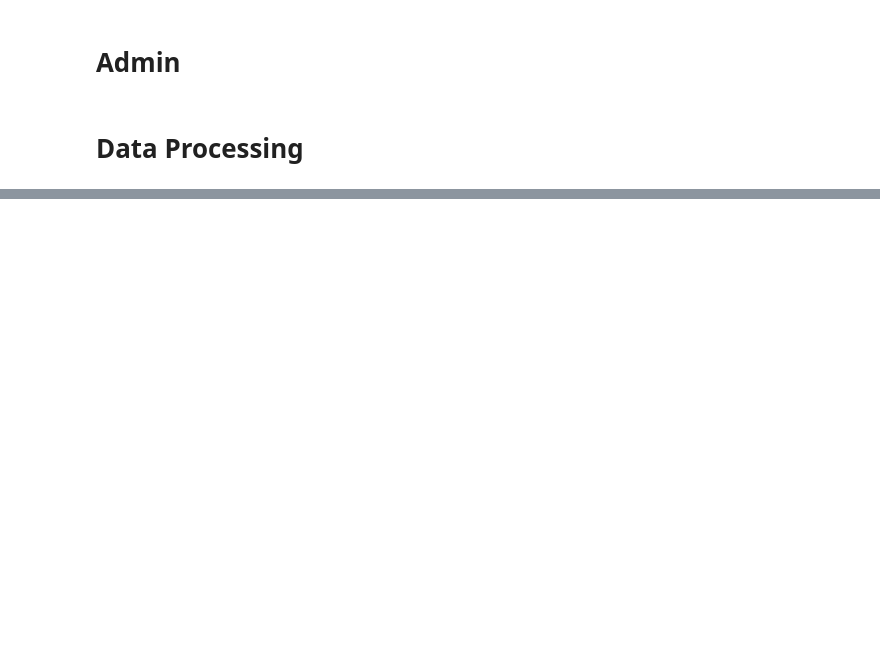
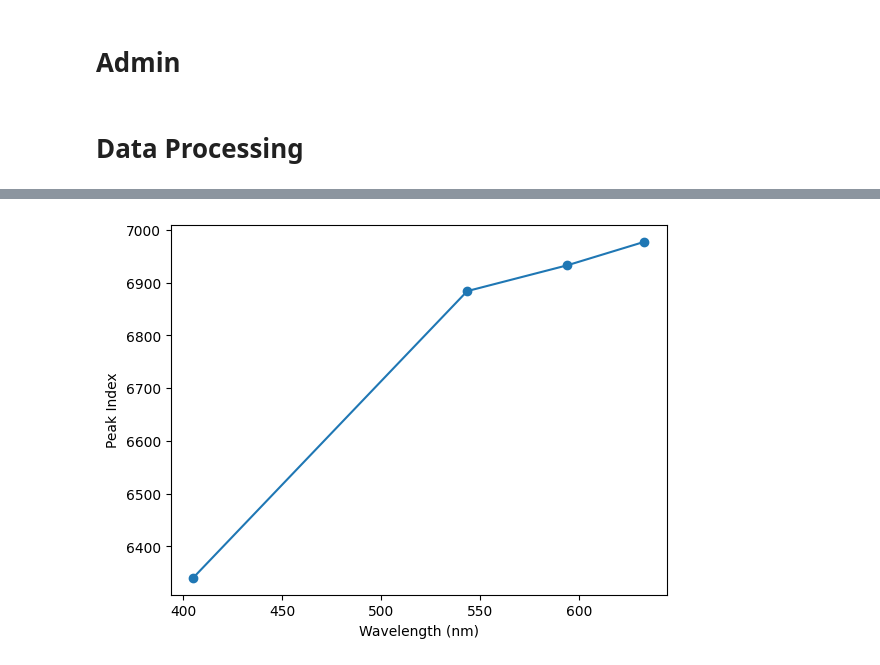
Before and after one commit to Sebastian426/Advanced-Lab-Code, a Jupyter notebook: Monochromator_Calibration/Calibration_Lab_Data.ipynb, the cells around one changed output, grey strips where cells are left out. Saved outputs shown, nothing was run; the diff lists cells and outputs as text; code cells hidden in the pictures; blank space fills up the shorter version.

```diff
--- a/Monochromator_Calibration/Calibration_Lab_Data.ipynb
+++ b/Monochromator_Calibration/Calibration_Lab_Data.ipynb
@@ -100,0 +113,12 @@ reduced chi^2: inf
+# %%
+indexes = start_indexes - 0.1*np.array(mean_peak)
+# %%
+plt.figure(1)
+plt.plot(wavelengths,indexes,'o-',label='Peak Index')
+
+plt.xlabel('Wavelength (nm)')
+plt.ylabel('Peak Index')
+
+plt.show()
+# %% [output]
+[figure, added]
```
Also changed, not shown: parts of 2 cells of this notebook, 1 other file.
